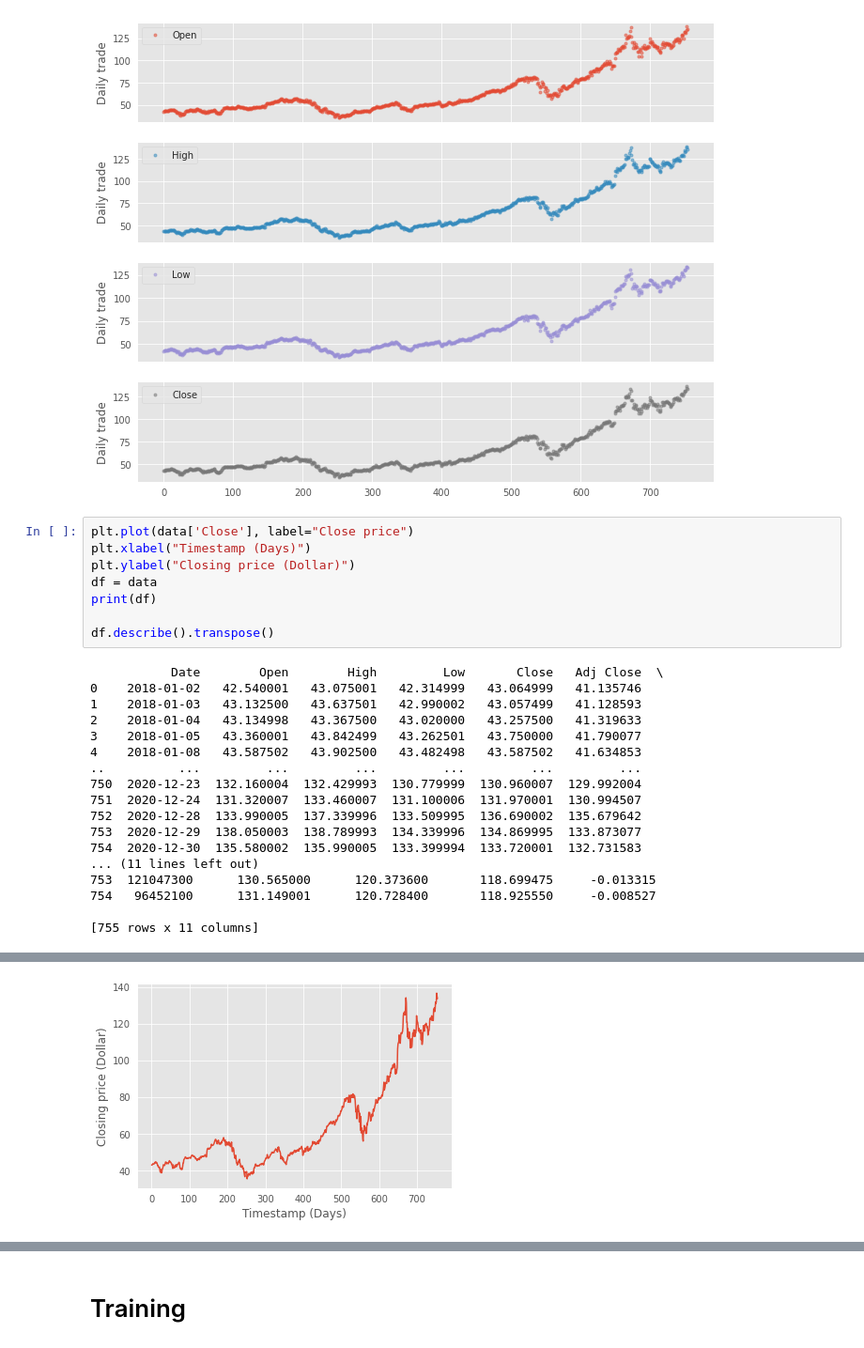
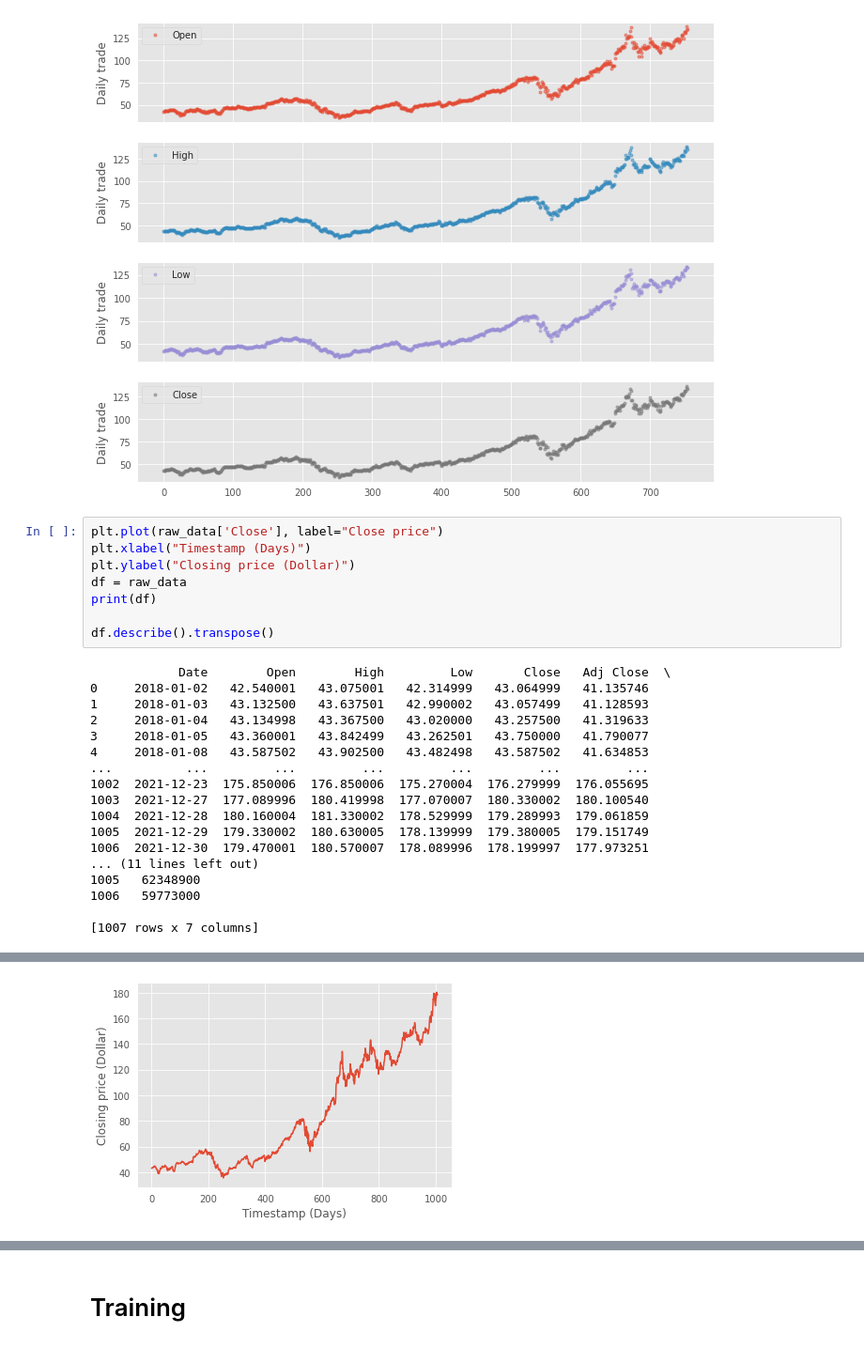
Before and after one commit to Arnajakk/BIA_Project, a Jupyter notebook: AAPL.ipynb, the cells around one changed output, grey strips where cells are left out. Shown at 94% size. Drawn from its saved outputs; the diff is of its cells as text.

```diff
--- a/AAPL.ipynb
+++ b/AAPL.ipynb
@@ -185,29 +185,29 @@ for ax in axes:
 # %% [output]
 [figure]
 # %%
-plt.plot(data['Close'], label="Close price")
+plt.plot(raw_data['Close'], label="Close price")
 plt.xlabel("Timestamp (Days)")
 plt.ylabel("Closing price (Dollar)")
-df = data
+df = raw_data
 print(df)
 
 df.describe().transpose()
 # %% [output]
-           Date        Open        High         Low       Close   Adj Close  \
-0    2018-01-02   42.540001   43.075001   42.314999   43.064999   41.135746
-1    2018-01-03   43.132500   43.637501   42.990002   43.057499   41.128593
-2    2018-01-04   43.134998   43.367500   43.020000   43.257500   41.319633
-3    2018-01-05   43.360001   43.842499   43.262501   43.750000   41.790077
-4    2018-01-08   43.587502   43.902500   43.482498   43.587502   41.634853
-..          ...         ...         ...         ...         ...         ...
-750  2020-12-23  132.160004  132.429993  130.779999  130.960007  129.992004
-751  2020-12-24  131.320007  133.460007  131.100006  131.970001  130.994507
-752  2020-12-28  133.990005  137.339996  133.509995  136.690002  135.679642
-753  2020-12-29  138.050003  138.789993  134.339996  134.869995  133.873077
-754  2020-12-30  135.580002  135.990005  133.399994  133.720001  132.731583
+            Date        Open        High         Low       Close   Adj Close  \
+0     2018-01-02   42.540001   43.075001   42.314999   43.064999   41.135746
+1     2018-01-03   43.132500   43.637501   42.990002   43.057499   41.128593
+2     2018-01-04   43.134998   43.367500   43.020000   43.257500   41.319633
+3     2018-01-05   43.360001   43.842499   43.262501   43.750000   41.790077
+4     2018-01-08   43.587502   43.902500   43.482498   43.587502   41.634853
+...          ...         ...         ...         ...         ...         ...
+1002  2021-12-23  175.850006  176.850006  175.270004  176.279999  176.055695
+1003  2021-12-27  177.089996  180.419998  177.070007  180.330002  180.100540
+1004  2021-12-28  180.160004  181.330002  178.529999  179.289993  179.061859
+1005  2021-12-29  179.330002  180.630005  178.139999  179.380005  179.151749
+1006  2021-12-30  179.470001  180.570007  178.089996  178.199997  177.973251
 ... (11 lines left out)
-753  121047300      130.565000      120.373600       118.699475     -0.013315
-754   96452100      131.149001      120.728400       118.925550     -0.008527
+1005   62348900
+1006   59773000
 
-[755 rows x 11 columns]
+[1007 rows x 7 columns]
 |  | count | mean | std | min | 25% | 50% | 75% | max |
@@ -224,4 +220,4 @@ df.describe().transpose()
-[figure, old version]
+[figure, new version]
 # %%
 # The data has been analysed but it must be converted into data of shape [100,1]
 # to make it easier for CNN to train on... Else it won't select necessary features and the model will fail
```
Also changed, not shown: parts of 12 cells of this notebook.
